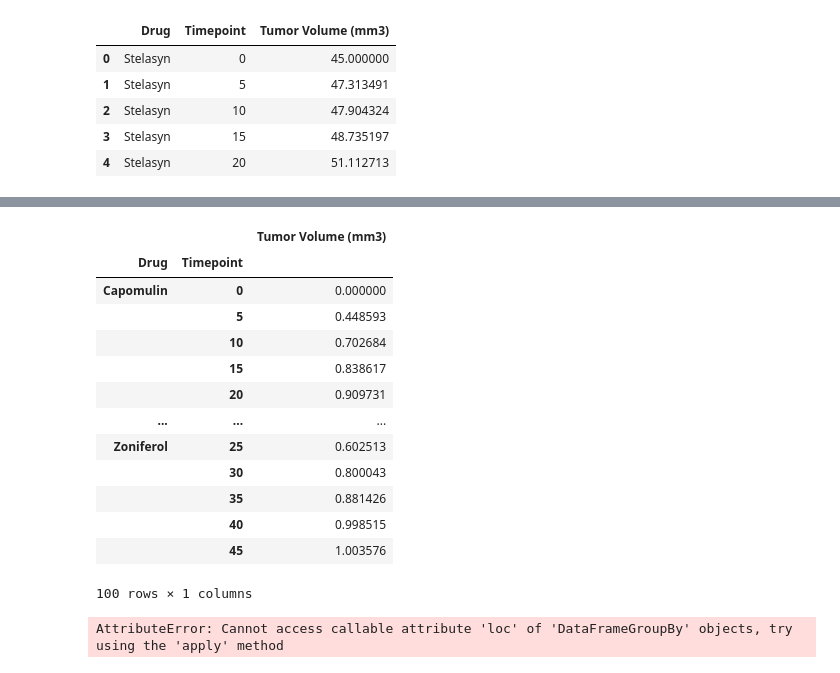
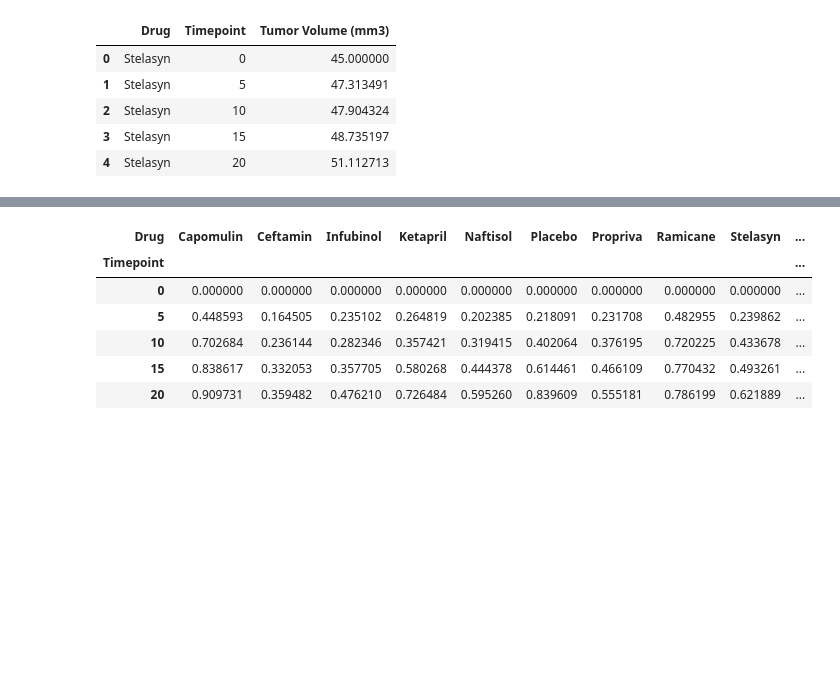
Before and after one commit to jenienam/matplotlib-challenge, a Jupyter notebook: Pymaceuticals/Pymaceuticals.ipynb, the cells around one changed output, grey strips where cells are left out. Drawn from its saved outputs; the diff is of its cells as text; code cells hidden in the pictures; blank space fills up the shorter version.

```diff
--- a/Pymaceuticals/Pymaceuticals.ipynb
+++ b/Pymaceuticals/Pymaceuticals.ipynb
@@ -68,30 +68,17 @@ tumor_data_pd
-# %%
-Mean_tumor_data = combined_data.groupby(['Drug','Timepoint'])
-Standard_Error = Mean_tumor_data.sem()
-Standard_Error
-# %% [output]
-|  |  | Tumor Volume (mm3) |
-| Drug | Timepoint |  |
-| Capomulin | 0 | 0.000000 |
-|  | 5 | 0.448593 |
-|  | 10 | 0.702684 |
-|  | 15 | 0.838617 |
-|  | 20 | 0.909731 |
-| ... | ... | ... |
-| Zoniferol | 25 | 0.602513 |
-|  | 30 | 0.800043 |
-|  | 35 | 0.881426 |
-|  | 40 | 0.998515 |
-|  | 45 | 1.003576 |
-100 rows × 1 columns
-# %%
-#scatterplots
-time = [0, 5, 10, 15, 20, 25, 30, 35, 40, 45]
-y_values= [35, 40, 45, 50, 55, 60, 65, 70, 75, 80]
-Capomulin = combined_data.loc[combined_data["Drug"] == "Capomulin", "Tumor Volume (mm3)"]
-Infubinol = combined_data.loc[combined_data["Drug"]=="Infubinol","Tumor Volume (mm3)"]
-Ketrapil = combined_data.loc[combined_data["Drug"]=="Ketrapil","Tumor Volume (mm3)"]
-Placebo = combined_data.loc[combined_data["Drug"]=="Placebo","Tumor Volume (mm3)"]
-plt.scatter(Mean_tumor_data.loc[mean_tumor_data["Drug"]=="Capomulin","Timepoint"],Capomulin,)
-# %% [output]
-AttributeError: Cannot access callable attribute 'loc' of 'DataFrameGroupBy' objects, try using the 'apply' method
+# %%
+Mean_tumor_data = combined_data.groupby(['Drug','Timepoint'])
+Standard_Error = Mean_tumor_data.sem()
+Standard_Error = Standard_Error.reset_index()
+Standard_Error.head()
+Standard_Error = pd.DataFrame(Standard_Error)
+Standard_Error_pd = Standard_Error.reset_index()
+Standard_Error_pd = Standard_Error_pd.pivot(index="Timepoint",columns="Drug")['Tumor Volume (mm3)']
+Standard_Error_pd.head()
+# %% [output]
+| Drug | Capomulin | Ceftamin | Infubinol | Ketapril | Naftisol | Placebo | Propriva | Ramicane | Stelasyn | ... |
+| Timepoint |  |  |  |  |  |  |  |  |  | ... |
+| 0 | 0.000000 | 0.000000 | 0.000000 | 0.000000 | 0.000000 | 0.000000 | 0.000000 | 0.000000 | 0.000000 | ... |
+| 5 | 0.448593 | 0.164505 | 0.235102 | 0.264819 | 0.202385 | 0.218091 | 0.231708 | 0.482955 | 0.239862 | ... |
+| 10 | 0.702684 | 0.236144 | 0.282346 | 0.357421 | 0.319415 | 0.402064 | 0.376195 | 0.720225 | 0.433678 | ... |
+| 15 | 0.838617 | 0.332053 | 0.357705 | 0.580268 | 0.444378 | 0.614461 | 0.466109 | 0.770432 | 0.493261 | ... |
+| 20 | 0.909731 | 0.359482 | 0.476210 | 0.726484 | 0.595260 | 0.839609 | 0.555181 | 0.786199 | 0.621889 | ... |
```
Also changed, not shown: parts of 4 cells of this notebook, 2 other files.
